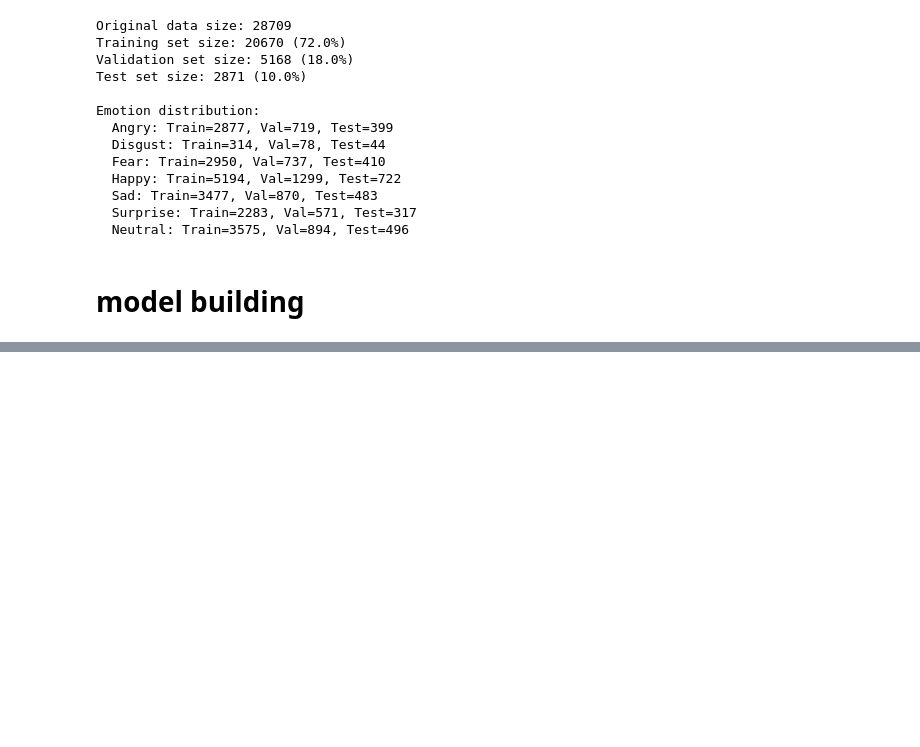
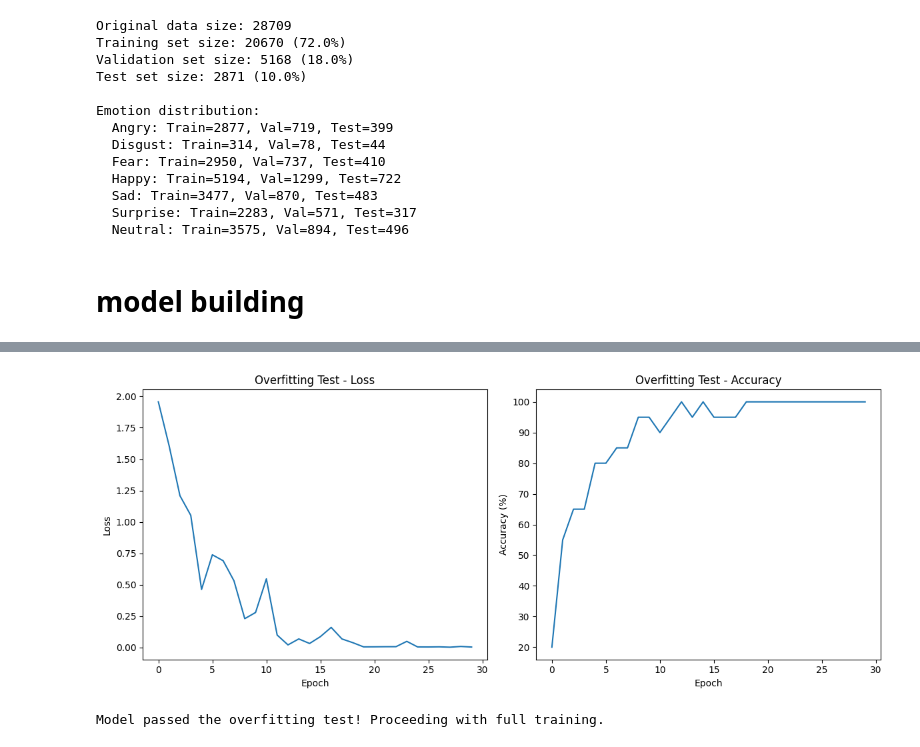
Before and after one commit to konstantine25b/Neural_Network_ML_Facial_Expression_Recognition_Challenge, a Jupyter notebook: Facial_Expression_recognition_2.ipynb, the cells around one changed output, grey strips where cells are left out. Drawn from its saved outputs; the diff is of its cells as text; code cells hidden in the pictures; blank space fills up the shorter version.

```diff
--- a/Facial_Expression_recognition_2.ipynb
+++ b/Facial_Expression_recognition_2.ipynb
@@ -145,0 +247,3 @@ Emotion distribution:
+# %%
+model = SimplerCNN(dropout_rate=wandb.config.dropout_rate).to(device)
+print(model)
@@ -145,0 +264,16 @@ Emotion distribution:
+# %%
+criterion = nn.CrossEntropyLoss()
+optimizer = optim.Adam(
+    model.parameters(),
+    lr=wandb.config.learning_rate,
+    weight_decay=wandb.config.weight_decay
+)
+
+# Learning rate scheduler
+scheduler = optim.lr_scheduler.ReduceLROnPlateau(
+    optimizer,
+    mode='min',
+    factor=0.5,
+    patience=3,
+    verbose=True
+)
@@ -145,0 +304,5 @@ Emotion distribution:
+# %%
+print("Testing model on 20 samples to check for overfitting capability...")
+epochs_overfit = 30
+overfit_losses = []
+overfit_accs = []
@@ -145,0 +362,28 @@ Emotion distribution:
+# %%
+plt.figure(figsize=(12, 5))
+plt.subplot(1, 2, 1)
+plt.plot(overfit_losses)
+plt.title('Overfitting Test - Loss')
+plt.xlabel('Epoch')
+plt.ylabel('Loss')
+
+plt.subplot(1, 2, 2)
+plt.plot(overfit_accs)
+plt.title('Overfitting Test - Accuracy')
+plt.xlabel('Epoch')
+plt.ylabel('Accuracy (%)')
+
+plt.tight_layout()
+plt.savefig('overfit_test.png')
+plt.show()
+
+wandb.log({"overfit_test": wandb.Image('overfit_test.png')})
+# %% [output]
+[figure, added]
+# %%
+if max(overfit_accs) > 95:
+    print("Model passed the overfitting test! Proceeding with full training.")
+else:
+    print("Warning: Model may have issues with gradient flow as it didn't achieve high accuracy on the small dataset.")
+# %% [output]
+Model passed the overfitting test! Proceeding with full training.
```
Also changed, not shown: parts of 20 cells of this notebook.
